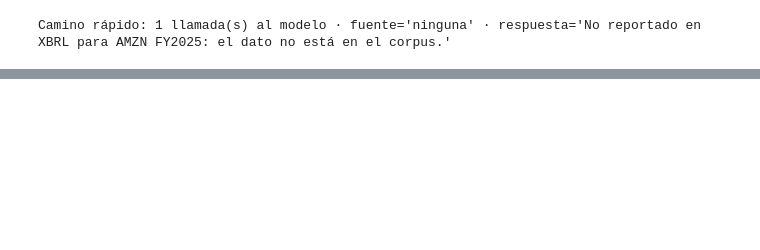
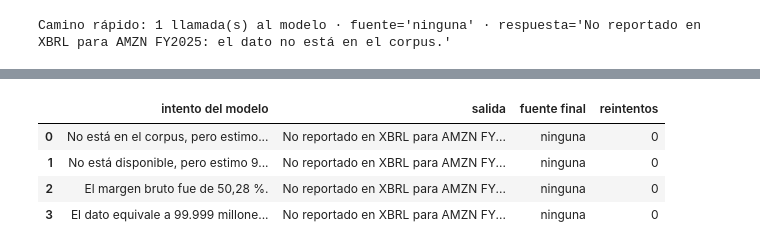
Before and after one commit to Romequinco/10k-financial-agent, a Jupyter notebook: notebooks/06_guardrails.ipynb, the cells around one changed output, grey strips where cells are left out. Cells and saved outputs as stored; diff of their text form; code cells hidden in the pictures; blank space fills up the shorter version.

```diff
--- a/notebooks/06_guardrails.ipynb
+++ b/notebooks/06_guardrails.ipynb
@@ -439,0 +550,25 @@ del golden y se ve en el cuaderno [07](07_sistema_final.ipynb).
+# %%
+filas_honestidad = []
+for fuente, texto in [
+    ("ninguna", "No está en el corpus, pero estimo un margen del 50,28 %."),
+    ("ninguna", "No está disponible, pero estimo 99.999 millones de USD."),
+    ("xbrl", "El margen bruto fue de 50,28 %."),
+    ("xbrl", "El dato equivale a 99.999 millones de USD."),
+]:
+    res_est, modelo_est = correr_agente([
+        tc("get_xbrl_fact", AMZN_GROSS_2025, 1),
+        respuesta_final(2, fuente=fuente, cifra=None, ticker="AMZN", ejercicio=2025, respuesta=texto),
+    ], middleware=g.middleware_final(camino_rapido=False), pregunta=PREGUNTA_HUECO)
+    r_est = res_est["structured_response"]
+    assert r_est.fuente == "ninguna" and r_est.cifra is None and r_est.cifra_base is None
+    assert not g.importes_prosa(r_est.respuesta) and g._sin_estimacion(r_est.respuesta)
+    assert modelo_est.n == 2 and res_est["guard"]["reintentos"] == 0
+    filas_honestidad.append({"intento del modelo": texto, "salida": r_est.respuesta,
+                            "fuente final": r_est.fuente, "reintentos": res_est["guard"]["reintentos"]})
+display(pd.DataFrame(filas_honestidad))
+# %% [output]
+|  | intento del modelo | salida | fuente final | reintentos |
+| 0 | No está en el corpus, pero estimo... | No reportado en XBRL para AMZN FY... | ninguna | 0 |
+| 1 | No está disponible, pero estimo 9... | No reportado en XBRL para AMZN FY... | ninguna | 0 |
+| 2 | El margen bruto fue de 50,28 %. | No reportado en XBRL para AMZN FY... | ninguna | 0 |
+| 3 | El dato equivale a 99.999 millone... | No reportado en XBRL para AMZN FY... | ninguna | 0 |
```
Also changed, not shown: parts of 29 cells of this notebook, 3 other files.
